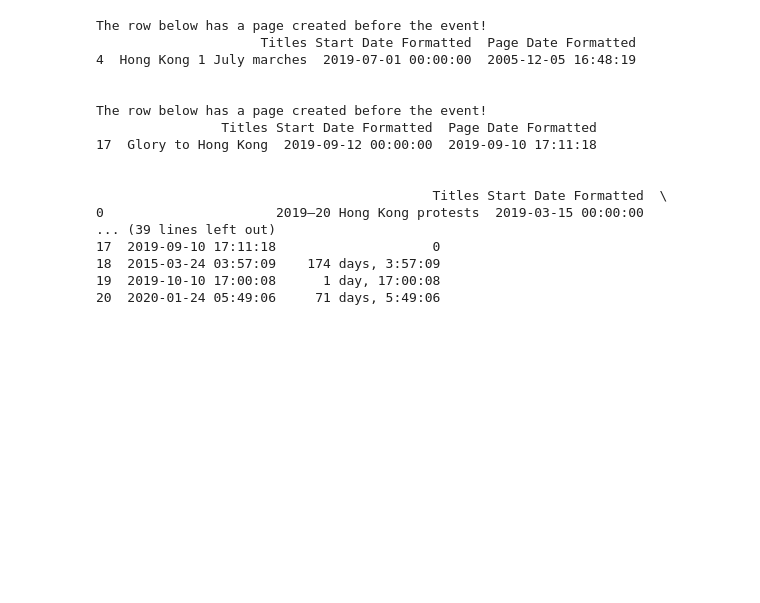
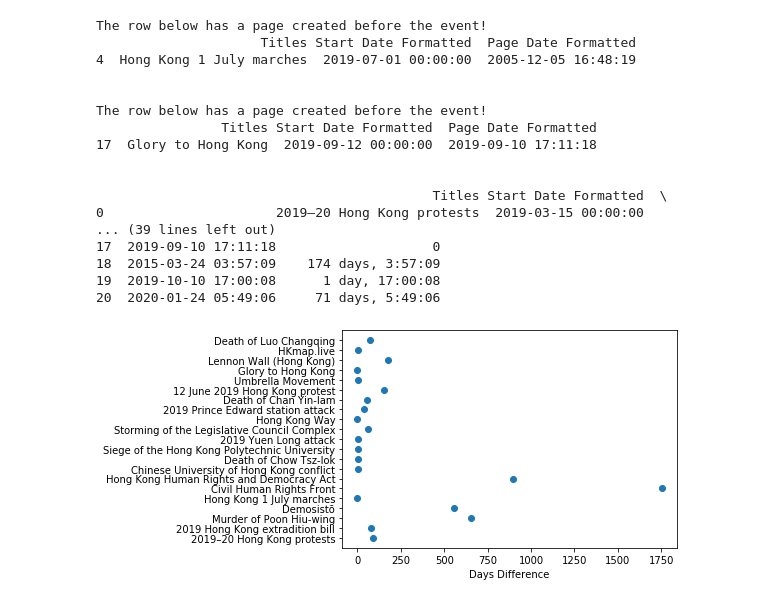
Before and after one commit to gadeuneo/wiki-comps-2020, a Jupyter notebook: time_diagram.ipynb, the cells around one changed output. Drawn from its saved outputs; the diff is of its cells as text; code cells hidden in the pictures; blank space fills up the shorter version.

Commit message:
make sample plot

```diff
--- a/time_diagram.ipynb
+++ b/time_diagram.ipynb
@@ -31,6 +31,7 @@ File was successfully loaded in.
 df['Start Date Formatted'] = 0
 df['Page Date Formatted'] = 0
 df['Time Difference'] = 0
+df['Days Difference'] = 0
 
 for i, row in df.iterrows():
     unformatted_start_date = df.at[i, 'Start Date']
@@ -46,6 +47,7 @@ for i, row in df.iterrows():
 
     if (start_date < page_date):
         df.at[i, 'Time Difference'] = page_date - start_date
+        df.at[i, 'Days Difference'] = df.at[i, 'Time Difference'].days
     else:
         print("The row below has a page created before the event!")
         print(df[['Titles', 'Start Date Formatted', 'Page Date Formatted']].loc[[i]], "\n\n")
@@ -69,3 +71,15 @@ The row below has a page created before the event!
 18  2015-03-24 03:57:09    174 days, 3:57:09
 19  2019-10-10 17:00:08      1 day, 17:00:08
 20  2020-01-24 05:49:06     71 days, 5:49:06
+# %%
+x = df['Days Difference'].tolist()
+y = df['Titles'].tolist()
+
+
+plt.scatter(x, y)
+plt.xlabel("Days Difference")
+# TODO: fix log scale
+# plt.xscale("log")
+plt.show()
+# %% [output]
+[figure, added]
```
Also changed, not shown: parts of 2 cells of this notebook.
